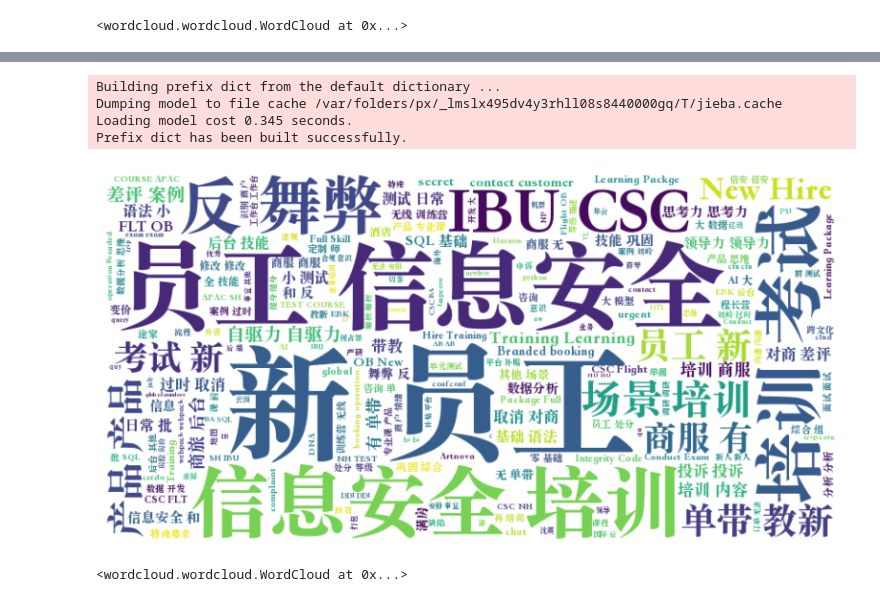
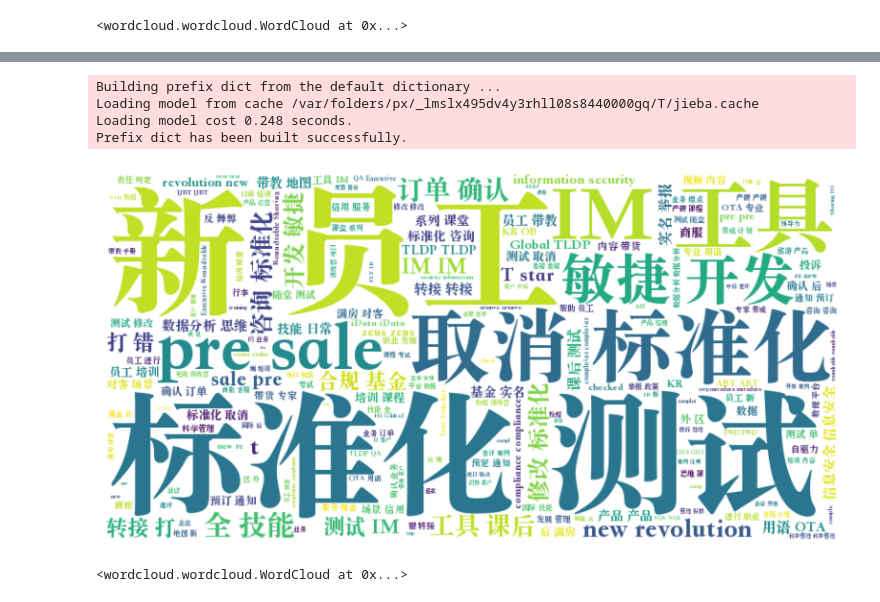
Before and after one commit to WjrRyan/Ryan, a Jupyter notebook: Python/Word.ipynb, the cells around one changed output, grey strips where cells are left out. Drawn from its saved outputs; the diff is of its cells as text; code cells hidden in the pictures.

```diff
--- a/Python/Word.ipynb
+++ b/Python/Word.ipynb
@@ -52,38 +52,38 @@ import matplotlib.pyplot as plt
 import jieba
 
 # 读取 CSV 文件
-csv_file = '/Users/Ryan/Downloads/word0805.csv'
+csv_file = '/Users/Ryan/Downloads/word.csv'
 df = pd.read_csv(csv_file)
 
 # 特殊字符的列名，需要用反引号括起来
 column_name = "JSONExtractString(request_body, 'keyword')"
 
 # 提取列数据并生成文本
 text = ' '.join(df[column_name].astype(str).tolist())
 
 # 使用 jieba 对中文文本进行分词
 words = ' '.join(jieba.cut(text))
 
 # 创建词云对象，指定中文字体
 wordcloud = WordCloud(
     width=800,
     height=400,
     background_color='white',
     font_path='/Library/Fonts/Songti.ttc'  # 替换为系统中存在的中文字体路径
 ).generate(words)
 
 # 显示词云图像
 plt.figure(figsize=(10, 5))
 plt.imshow(wordcloud, interpolation='bilinear')
 plt.axis('off')  # 不显示坐标轴
 plt.show()
 
 # 保存词云图像
-wordcloud.to_file('wordcloud.png')
+wordcloud.to_file('wordcloud0806.png')
 # %% [output]
 Building prefix dict from the default dictionary ...
-Dumping model to file cache /var/folders/px/_lmslx495dv4y3rhll08s8440000gq/T/jieba.cache
-Loading model cost 0.345 seconds.
+Loading model from cache /var/folders/px/_lmslx495dv4y3rhll08s8440000gq/T/jieba.cache
+Loading model cost 0.248 seconds.
 Prefix dict has been built successfully.
-[figure, old version]
+[figure, new version]
 <wordcloud.wordcloud.WordCloud at 0x...>
```
